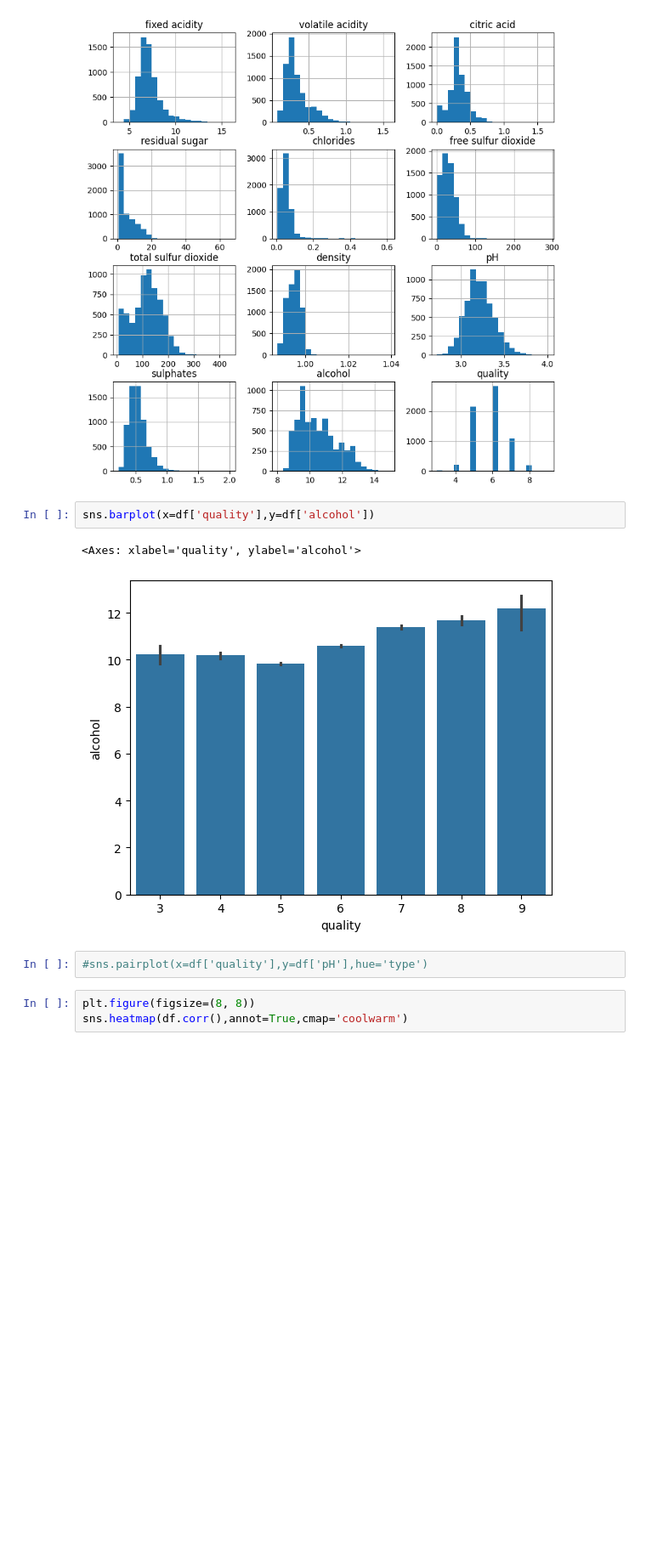
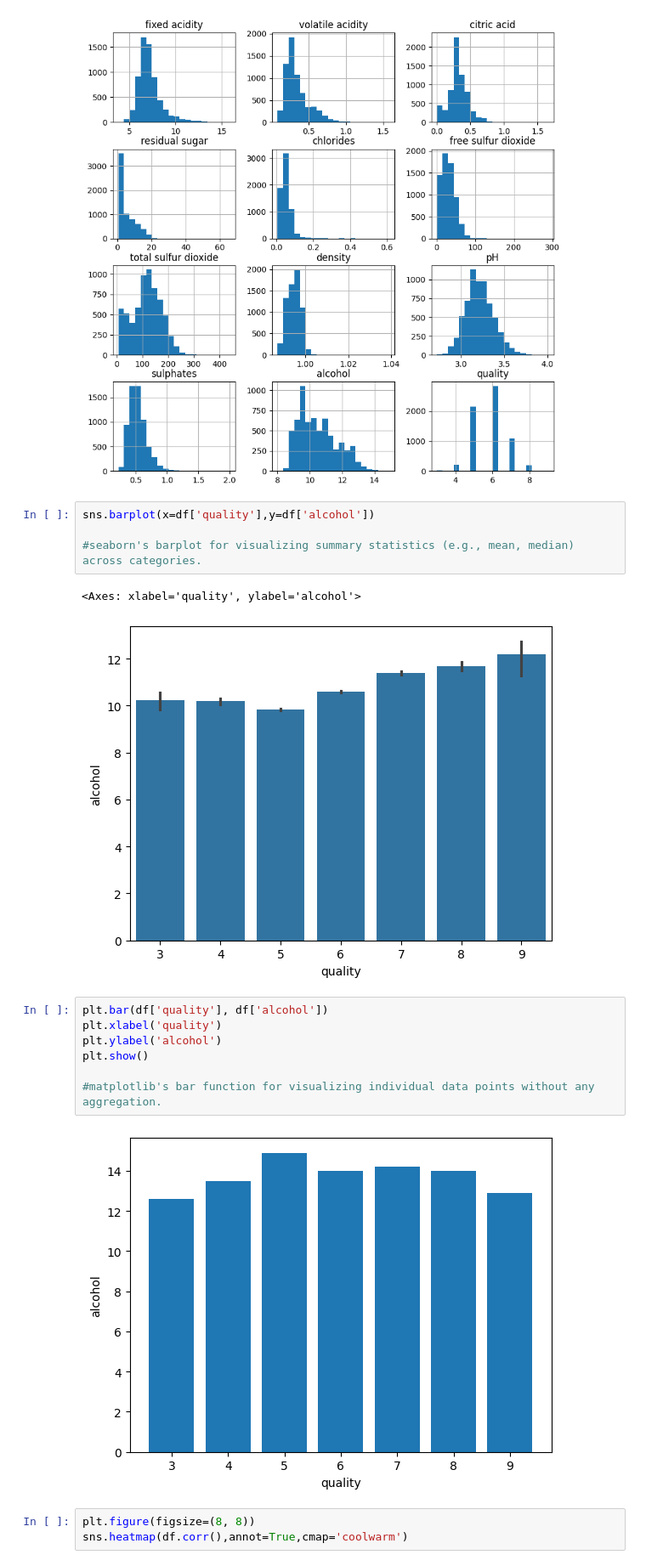
Before and after one commit to Afsoon-Ghazanfari/DataScienceRoadMap, a Jupyter notebook: Wine_Quality_Prediction.ipynb, the cells around one changed output. Shown: that part at 85% size. Cells and saved outputs as stored; diff of their text form; blank space fills up the shorter version.

```diff
--- a/Wine_Quality_Prediction.ipynb
+++ b/Wine_Quality_Prediction.ipynb
@@ -145,11 +154,20 @@ plt.show()
 [figure]
 # %%
 sns.barplot(x=df['quality'],y=df['alcohol'])
+
+#seaborn's barplot for visualizing summary statistics (e.g., mean, median) across categories.
 # %% [output]
 <Axes: xlabel='quality', ylabel='alcohol'>
 [figure]
-# %%
-#sns.pairplot(x=df['quality'],y=df['pH'],hue='type')
+# %%
+plt.bar(df['quality'], df['alcohol'])
+plt.xlabel('quality')
+plt.ylabel('alcohol')
+plt.show()
+
+#matplotlib's bar function for visualizing individual data points without any aggregation.
+# %% [output]
+[figure, added]
 # %%
 plt.figure(figsize=(8, 8))
 sns.heatmap(df.corr(),annot=True,cmap='coolwarm')
```
Also changed, not shown: parts of 16 cells of this notebook.
